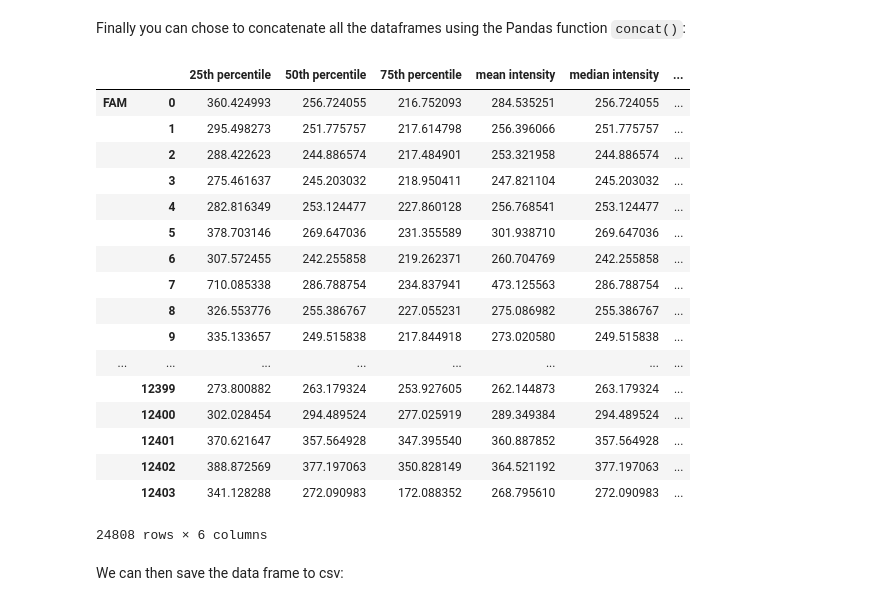
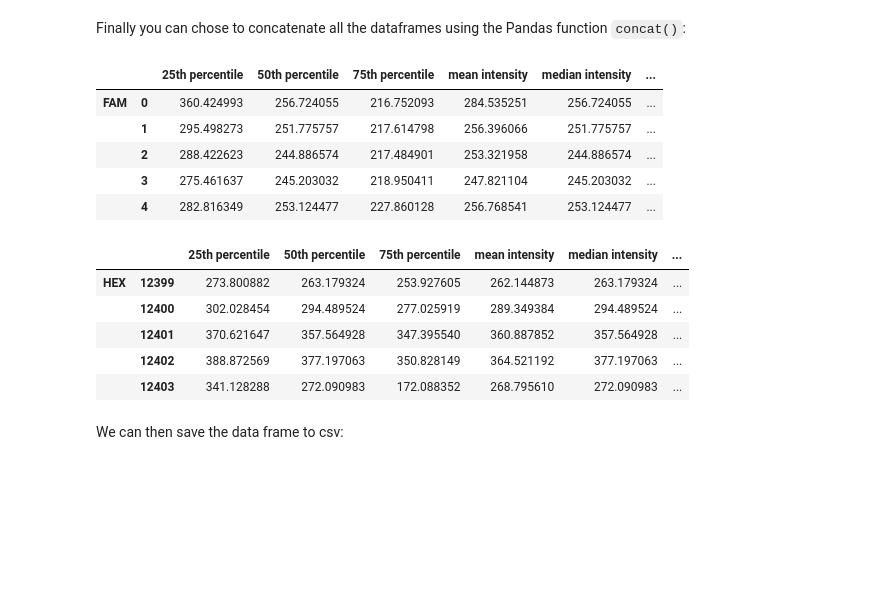
Before and after one commit to bioimage-analysis/microarray_analysis_vincent, a Jupyter notebook: notebook/vincent_pipeline_2.ipynb, the cells around one changed output. Saved outputs shown, nothing was run; the diff lists cells and outputs as text; code cells hidden in the pictures; blank space fills up the shorter version.

```diff
--- a/notebook/vincent_pipeline_2.ipynb
+++ b/notebook/vincent_pipeline_2.ipynb
@@ -186,26 +186,23 @@ Finally you can chose to concatenate all the dataframes using the Pandas functio
 # %%
 result = pd.concat([df_FAM, df_HEX], keys=['FAM', 'HEX'])
 # %%
-result
+result.head()
 # %% [output]
 |  |  | 25th percentile | 50th percentile | 75th percentile | mean intensity | median intensity | ... |
 | FAM | 0 | 360.424993 | 256.724055 | 216.752093 | 284.535251 | 256.724055 | ... |
 |  | 1 | 295.498273 | 251.775757 | 217.614798 | 256.396066 | 251.775757 | ... |
 |  | 2 | 288.422623 | 244.886574 | 217.484901 | 253.321958 | 244.886574 | ... |
 |  | 3 | 275.461637 | 245.203032 | 218.950411 | 247.821104 | 245.203032 | ... |
 |  | 4 | 282.816349 | 253.124477 | 227.860128 | 256.768541 | 253.124477 | ... |
-|  | 5 | 378.703146 | 269.647036 | 231.355589 | 301.938710 | 269.647036 | ... |
-|  | 6 | 307.572455 | 242.255858 | 219.262371 | 260.704769 | 242.255858 | ... |
-|  | 7 | 710.085338 | 286.788754 | 234.837941 | 473.125563 | 286.788754 | ... |
-|  | 8 | 326.553776 | 255.386767 | 227.055231 | 275.086982 | 255.386767 | ... |
-|  | 9 | 335.133657 | 249.515838 | 217.844918 | 273.020580 | 249.515838 | ... |
-| ... | ... | ... | ... | ... | ... | ... | ... |
-|  | 12399 | 273.800882 | 263.179324 | 253.927605 | 262.144873 | 263.179324 | ... |
-|  | 12400 | 302.028454 | 294.489524 | 277.025919 | 289.349384 | 294.489524 | ... |
-|  | 12401 | 370.621647 | 357.564928 | 347.395540 | 360.887852 | 357.564928 | ... |
-|  | 12402 | 388.872569 | 377.197063 | 350.828149 | 364.521192 | 377.197063 | ... |
-|  | 12403 | 341.128288 | 272.090983 | 172.088352 | 268.795610 | 272.090983 | ... |
-24808 rows × 6 columns
+# %%
+result.tail()
+# %% [output]
+|  |  | 25th percentile | 50th percentile | 75th percentile | mean intensity | median intensity | ... |
+| HEX | 12399 | 273.800882 | 263.179324 | 253.927605 | 262.144873 | 263.179324 | ... |
+|  | 12400 | 302.028454 | 294.489524 | 277.025919 | 289.349384 | 294.489524 | ... |
+|  | 12401 | 370.621647 | 357.564928 | 347.395540 | 360.887852 | 357.564928 | ... |
+|  | 12402 | 388.872569 | 377.197063 | 350.828149 | 364.521192 | 377.197063 | ... |
+|  | 12403 | 341.128288 | 272.090983 | 172.088352 | 268.795610 | 272.090983 | ... |
 # %% [markdown]
 We can then save the data frame to csv:
 # %%
```
Also changed, not shown: 1 other file.
